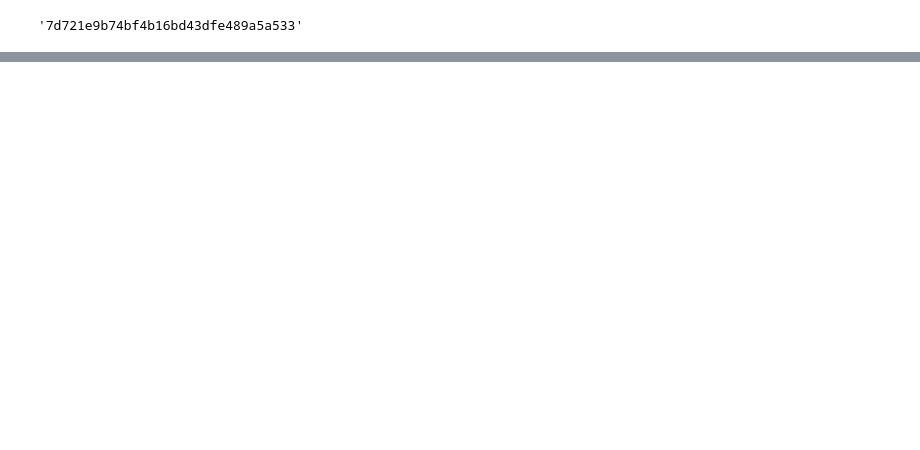
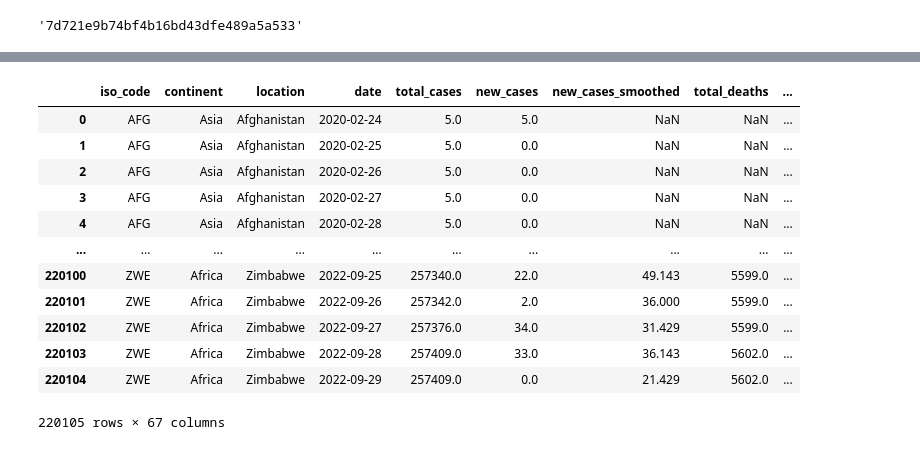
Before and after one commit to MiracleSkyHawk/RSM-8431-Opt-Out, a Jupyter notebook: test.ipynb, the cells around one changed output, grey strips where cells are left out. Saved outputs shown, nothing was run; the diff lists cells and outputs as text; code cells hidden in the pictures; blank space fills up the shorter version.

```diff
--- a/test.ipynb
+++ b/test.ipynb
@@ -67,0 +93,16 @@ Index(['OBJECTID', 'REGION', 'SQMI', 'SQKM', 'Shape__Area', 'Shape__Length',
+# %%
+world_covid_df
+# %% [output]
+|  | iso_code | continent | location | date | total_cases | new_cases | new_cases_smoothed | total_deaths | ... |
+| 0 | AFG | Asia | Afghanistan | 2020-02-24 | 5.0 | 5.0 | NaN | NaN | ... |
+| 1 | AFG | Asia | Afghanistan | 2020-02-25 | 5.0 | 0.0 | NaN | NaN | ... |
+| 2 | AFG | Asia | Afghanistan | 2020-02-26 | 5.0 | 0.0 | NaN | NaN | ... |
+| 3 | AFG | Asia | Afghanistan | 2020-02-27 | 5.0 | 0.0 | NaN | NaN | ... |
+| 4 | AFG | Asia | Afghanistan | 2020-02-28 | 5.0 | 0.0 | NaN | NaN | ... |
+| ... | ... | ... | ... | ... | ... | ... | ... | ... | ... |
+| 220100 | ZWE | Africa | Zimbabwe | 2022-09-25 | 257340.0 | 22.0 | 49.143 | 5599.0 | ... |
+| 220101 | ZWE | Africa | Zimbabwe | 2022-09-26 | 257342.0 | 2.0 | 36.000 | 5599.0 | ... |
+| 220102 | ZWE | Africa | Zimbabwe | 2022-09-27 | 257376.0 | 34.0 | 31.429 | 5599.0 | ... |
+| 220103 | ZWE | Africa | Zimbabwe | 2022-09-28 | 257409.0 | 33.0 | 36.143 | 5602.0 | ... |
+| 220104 | ZWE | Africa | Zimbabwe | 2022-09-29 | 257409.0 | 0.0 | 21.429 | 5602.0 | ... |
+220105 rows × 67 columns
```
Also changed, not shown: parts of 22 cells of this notebook, 1 other file.
